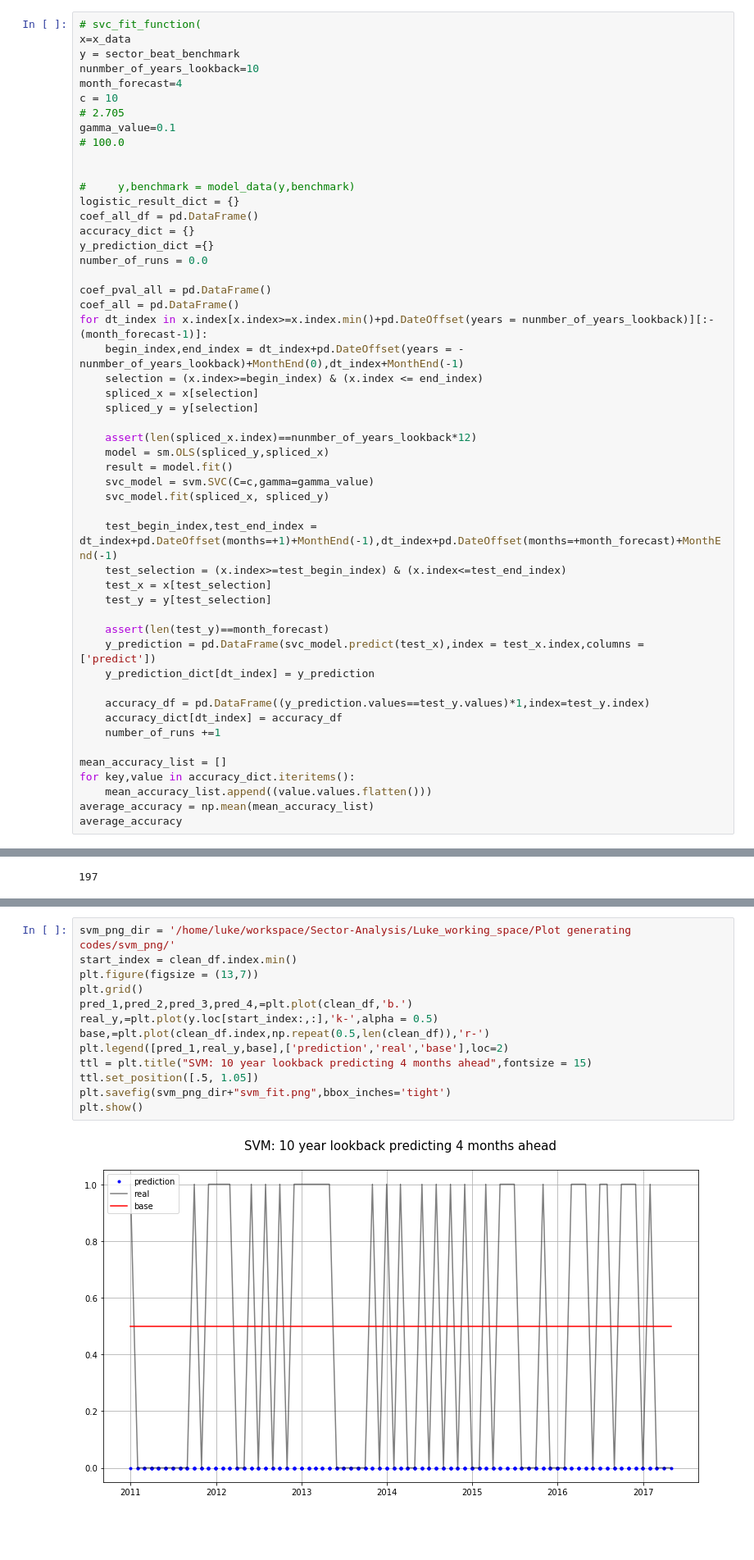
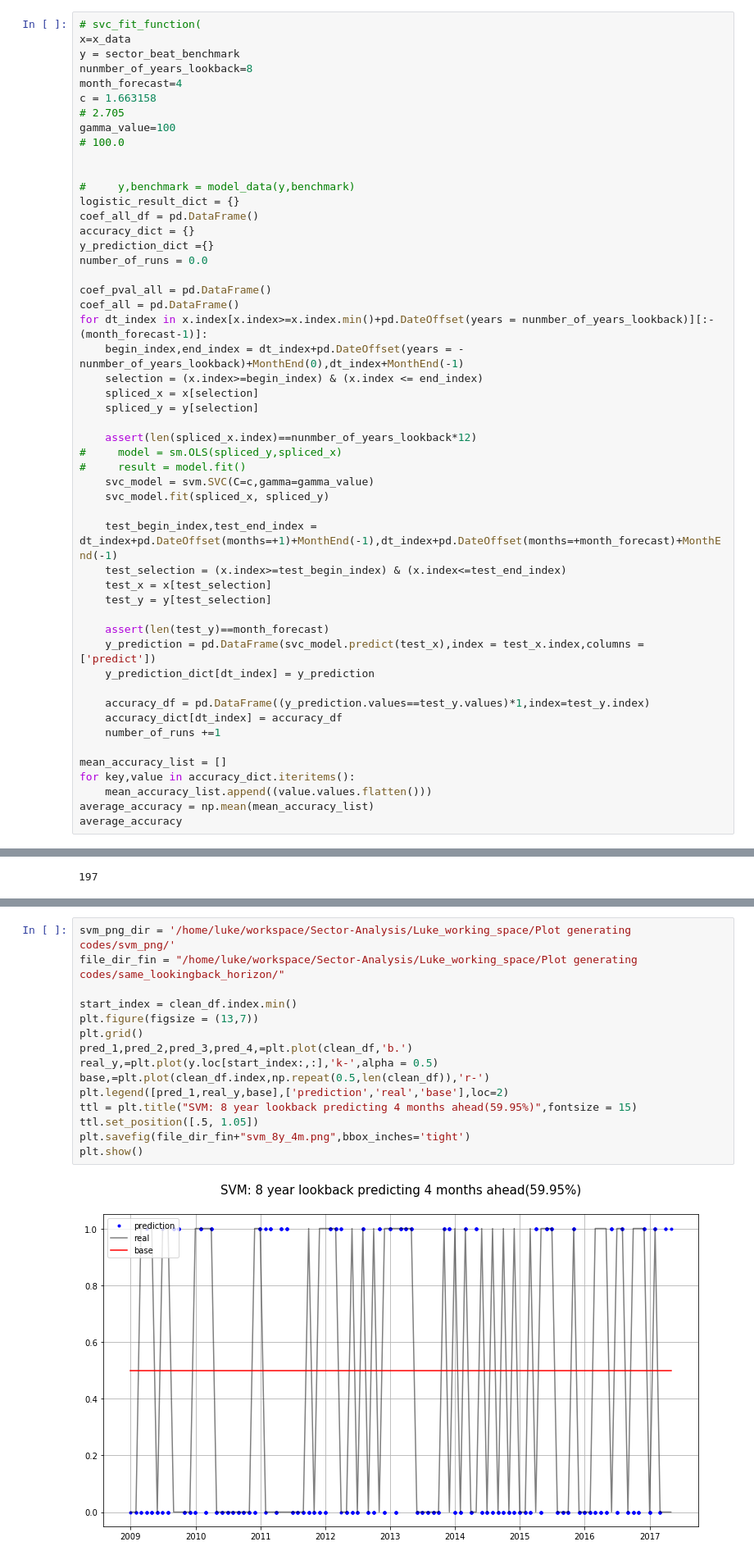
Before and after one commit to wipadawanna/Sector-Analysis, a Jupyter notebook: Luke_working_space/Plot generating codes/suppoer vector Classification.ipynb, the cells around one changed output, grey strips where cells are left out. Shown at 82% size. Saved outputs shown, nothing was run; the diff lists cells and outputs as text; blank space fills up the shorter version.

Commit message:
Adding more plots for final report,also fixed 8yr and 4 months results

```diff
--- a/Luke_working_space/Plot generating codes/suppoer vector Classification.ipynb
+++ b/Luke_working_space/Plot generating codes/suppoer vector Classification.ipynb
@@ -147,11 +200,11 @@ lambda_df
 # svc_fit_function(
 x=x_data
 y = sector_beat_benchmark
-nunmber_of_years_lookback=10
+nunmber_of_years_lookback=8
 month_forecast=4
-c = 10
+c = 1.663158
 # 2.705
-gamma_value=0.1
+gamma_value=100
 # 100.0
 
 
@@ -171,8 +224,8 @@ for dt_index in x.index[x.index>=x.index.min()+pd.DateOffset(years = nunmber_of_
     spliced_y = y[selection]
 
     assert(len(spliced_x.index)==nunmber_of_years_lookback*12)
-    model = sm.OLS(spliced_y,spliced_x)
-    result = model.fit()
+#     model = sm.OLS(spliced_y,spliced_x)
+#     result = model.fit()
     svc_model = svm.SVC(C=c,gamma=gamma_value)
     svc_model.fit(spliced_x, spliced_y)
 
@@ -217,16 +270,18 @@ for index in concat_df.index:
     clean_df = pd.concat([clean_df,temp])
 # %%
 svm_png_dir = '/home/luke/workspace/Sector-Analysis/Luke_working_space/Plot generating codes/svm_png/'
+file_dir_fin = "/home/luke/workspace/Sector-Analysis/Luke_working_space/Plot generating codes/same_lookingback_horizon/"
+
 start_index = clean_df.index.min()
 plt.figure(figsize = (13,7))
 plt.grid()
 pred_1,pred_2,pred_3,pred_4,=plt.plot(clean_df,'b.')
 real_y,=plt.plot(y.loc[start_index:,:],'k-',alpha = 0.5)
 base,=plt.plot(clean_df.index,np.repeat(0.5,len(clean_df)),'r-')
 plt.legend([pred_1,real_y,base],['prediction','real','base'],loc=2)
-ttl = plt.title("SVM: 10 year lookback predicting 4 months ahead",fontsize = 15)
+ttl = plt.title("SVM: 8 year lookback predicting 4 months ahead(59.95%)",fontsize = 15)
 ttl.set_position([.5, 1.05])
-plt.savefig(svm_png_dir+"svm_fit.png",bbox_inches='tight')
+plt.savefig(file_dir_fin+"svm_8y_4m.png",bbox_inches='tight')
 plt.show()
 # %% [output]
-[figure, old version]
+[figure, new version]
```
Also changed, not shown: parts of 4 cells of this notebook, 6 other files.
